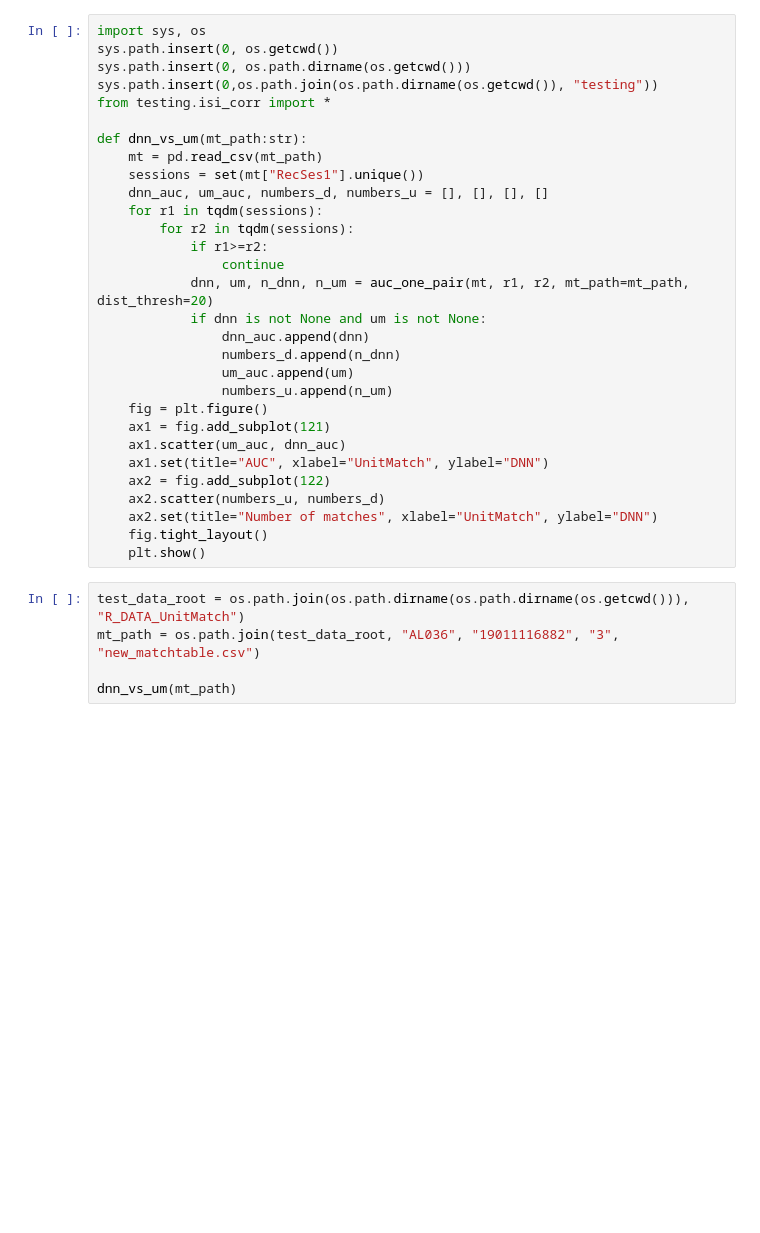
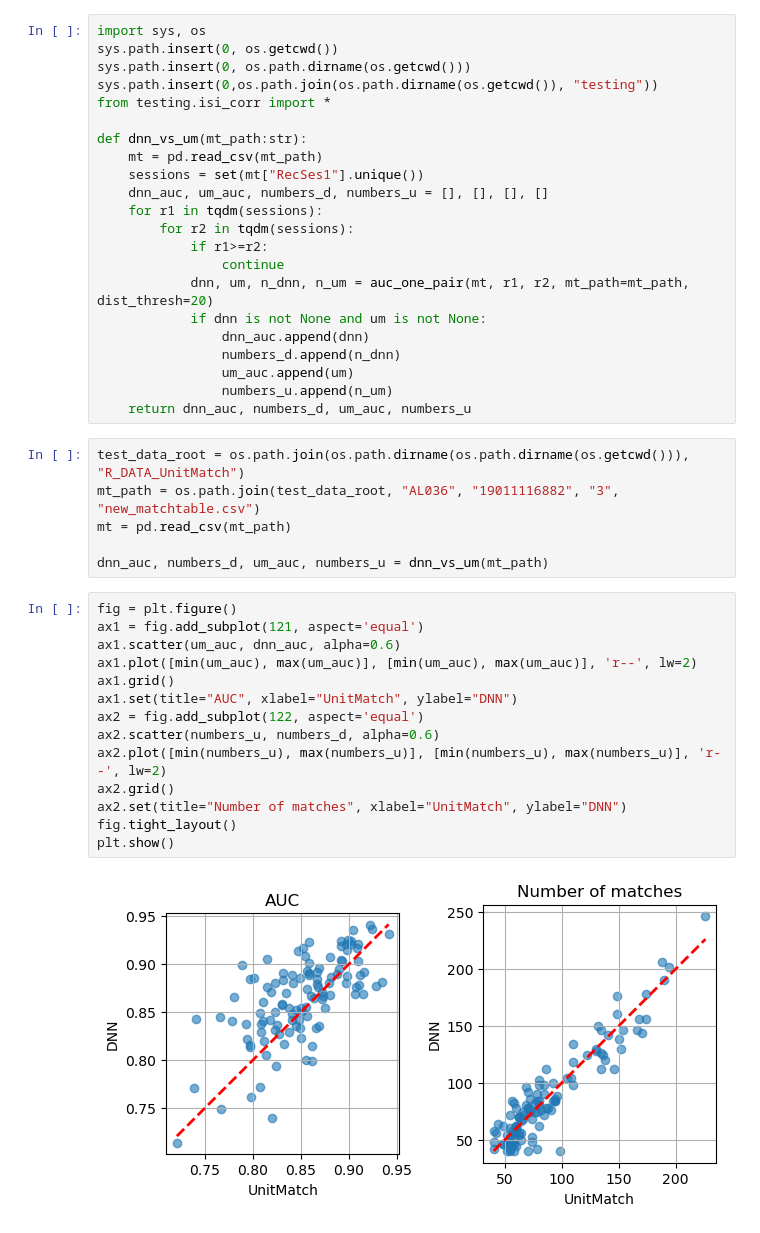
Before and after one commit to suyash144/DeepMatch, a Jupyter notebook: plotting/dnnvsum.ipynb, the cells around one changed output. Saved outputs shown, nothing was run; the diff lists cells and outputs as text; blank space fills up the shorter version.

Commit message:
more visuals

```diff
--- a/plotting/dnnvsum.ipynb
+++ b/plotting/dnnvsum.ipynb
@@ -19,17 +19,26 @@ def dnn_vs_um(mt_path:str):
                 numbers_d.append(n_dnn)
                 um_auc.append(um)
                 numbers_u.append(n_um)
-    fig = plt.figure()
-    ax1 = fig.add_subplot(121)
-    ax1.scatter(um_auc, dnn_auc)
-    ax1.set(title="AUC", xlabel="UnitMatch", ylabel="DNN")
-    ax2 = fig.add_subplot(122)
-    ax2.scatter(numbers_u, numbers_d)
-    ax2.set(title="Number of matches", xlabel="UnitMatch", ylabel="DNN")
-    fig.tight_layout()
-    plt.show()
+    return dnn_auc, numbers_d, um_auc, numbers_u
 # %%
 test_data_root = os.path.join(os.path.dirname(os.path.dirname(os.getcwd())), "R_DATA_UnitMatch")
 mt_path = os.path.join(test_data_root, "AL036", "19011116882", "3", "new_matchtable.csv")
+mt = pd.read_csv(mt_path)
 
-dnn_vs_um(mt_path)
+dnn_auc, numbers_d, um_auc, numbers_u = dnn_vs_um(mt_path)
+# %%
+fig = plt.figure()
+ax1 = fig.add_subplot(121, aspect='equal')
+ax1.scatter(um_auc, dnn_auc, alpha=0.6)
+ax1.plot([min(um_auc), max(um_auc)], [min(um_auc), max(um_auc)], 'r--', lw=2)
+ax1.grid()
+ax1.set(title="AUC", xlabel="UnitMatch", ylabel="DNN")
+ax2 = fig.add_subplot(122, aspect='equal')
+ax2.scatter(numbers_u, numbers_d, alpha=0.6)
+ax2.plot([min(numbers_u), max(numbers_u)], [min(numbers_u), max(numbers_u)], 'r--', lw=2)
+ax2.grid()
+ax2.set(title="Number of matches", xlabel="UnitMatch", ylabel="DNN")
+fig.tight_layout()
+plt.show()
+# %% [output]
+[figure, added]
```
Also changed, not shown: parts of 2 cells of this notebook.
